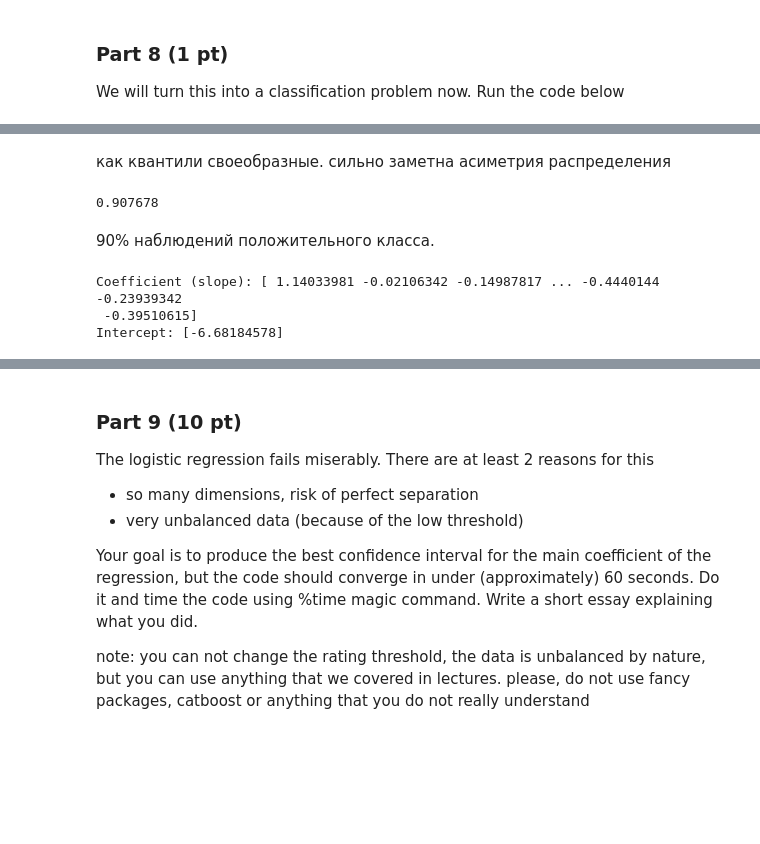
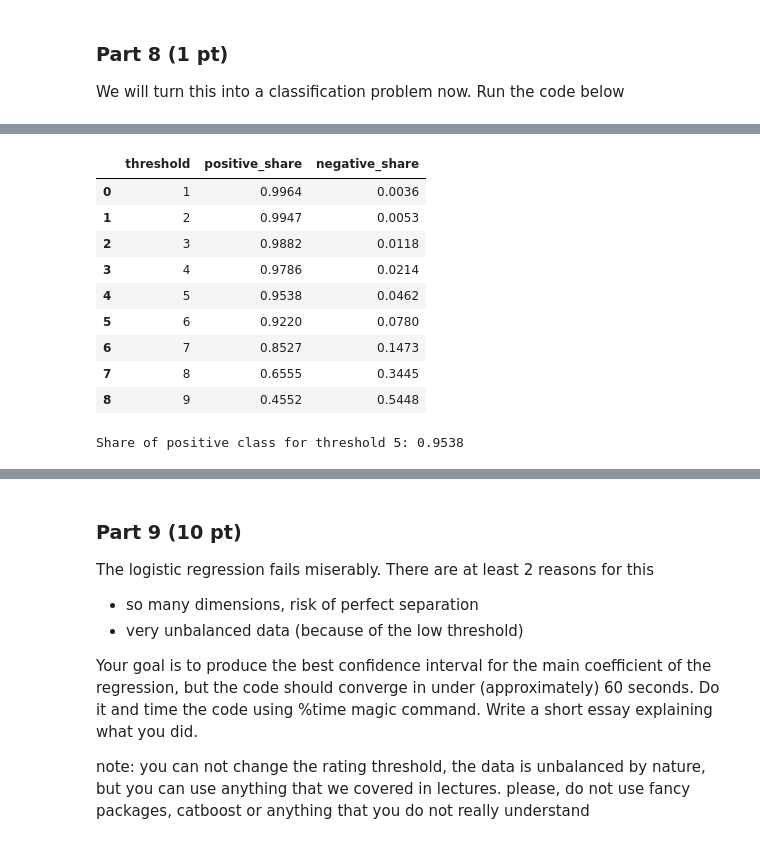
Before and after one commit to mashshaya/Study, a Jupyter notebook: MLEC/Homeworks/combined_homework.ipynb, the cells around one changed output, grey strips where cells are left out. Cells and saved outputs as stored; diff of their text form; code cells hidden in the pictures; blank space fills up the shorter version.

```diff
--- a/MLEC/Homeworks/combined_homework.ipynb
+++ b/MLEC/Homeworks/combined_homework.ipynb
@@ -168,14 +190,0 @@ model = Word2Vec(Z,
-# %%
-def convert_sentence(sentence):
-    words = [w for w in sentence if w in model]
-    if len(words) == 0:
-        return np.zeros(vector_size)
-    vector = np.mean([model[w] for w in words], axis=0)
-    return vector
-
-Z = np.array([convert_sentence(sentence) for sentence in Z])
-X = df.loc[df.review_text.notna(), "avg_rating"].values.reshape(-1, 1)
-X2 = np.hstack((X, Z))
-y = df.loc[df.review_text.notna(), "rating"].values
-
-Z.shape, X.shape, X2.shape
@@ -186,10 +190,0 @@ Z.shape, X.shape, X2.shape
-# %%
-model = LinearRegression()
-model.fit(X2, y)
-
-y_pred = model.predict(X2)
-
-# Evaluate
-print("Coefficient (slope):", round(model.coef_[0], 3))
-print("Intercept:", round(model.intercept_, 3))
-print("R^2 score:", round(r2_score(y, y_pred), 3))
@@ -423,5 +364,0 @@ We will turn this into a classification problem now. Run the code below
-# %%
-for threshold in range(1, 11, 1):
-    y2 = (y > threshold).astype(int)
-    y2 = 2 * y2 - 1
-    print(y2.mean().round(6))
@@ -439,10 +364,0 @@ for threshold in range(1, 11, 1):
-# %% [markdown]
-как квантили своеобразные. сильно заметна асиметрия распределения
-# %%
-y2 = (y>5).astype(int)
-y2 = 2*y2-1
-y2.mean().round(6)
-# %% [output]
-0.907678
-# %% [markdown]
-90% наблюдений положительного класса.
@@ -452,11 +365,21 @@ model = LogisticRegression() # has intercept by default
-# %%
-model.fit(X2, y2)
-y_pred = model.predict(X2)
-
-# Evaluate
-print("Coefficient (slope):", (model.coef_[0]))
-print("Intercept:", (model.intercept_))
-# %% [output]
-Coefficient (slope): [ 1.14033981 -0.02106342 -0.14987817 ... -0.4440144  -0.23939342
- -0.39510615]
-Intercept: [-6.68184578]
+# %%
+threshold_summary = []
+for threshold in range(1, 10):
+    y_tmp = (y > threshold).astype(int)
+    threshold_summary.append({"threshold": threshold, "positive_share": y_tmp.mean(), "negative_share": 1 - y_tmp.mean()})
+display(pd.DataFrame(threshold_summary).round(4))
+y_class = (y > 5).astype(int)
+y_class_signed = 2 * y_class - 1
+print("Share of positive class for threshold 5:", round(y_class.mean(), 4))
+# %% [output]
+|  | threshold | positive_share | negative_share |
+| 0 | 1 | 0.9964 | 0.0036 |
+| 1 | 2 | 0.9947 | 0.0053 |
+| 2 | 3 | 0.9882 | 0.0118 |
+| 3 | 4 | 0.9786 | 0.0214 |
+| 4 | 5 | 0.9538 | 0.0462 |
+| 5 | 6 | 0.9220 | 0.0780 |
+| 6 | 7 | 0.8527 | 0.1473 |
+| 7 | 8 | 0.6555 | 0.3445 |
+| 8 | 9 | 0.4552 | 0.5448 |
+Share of positive class for threshold 5: 0.9538
```
Also changed, not shown: parts of 68 cells of this notebook.
